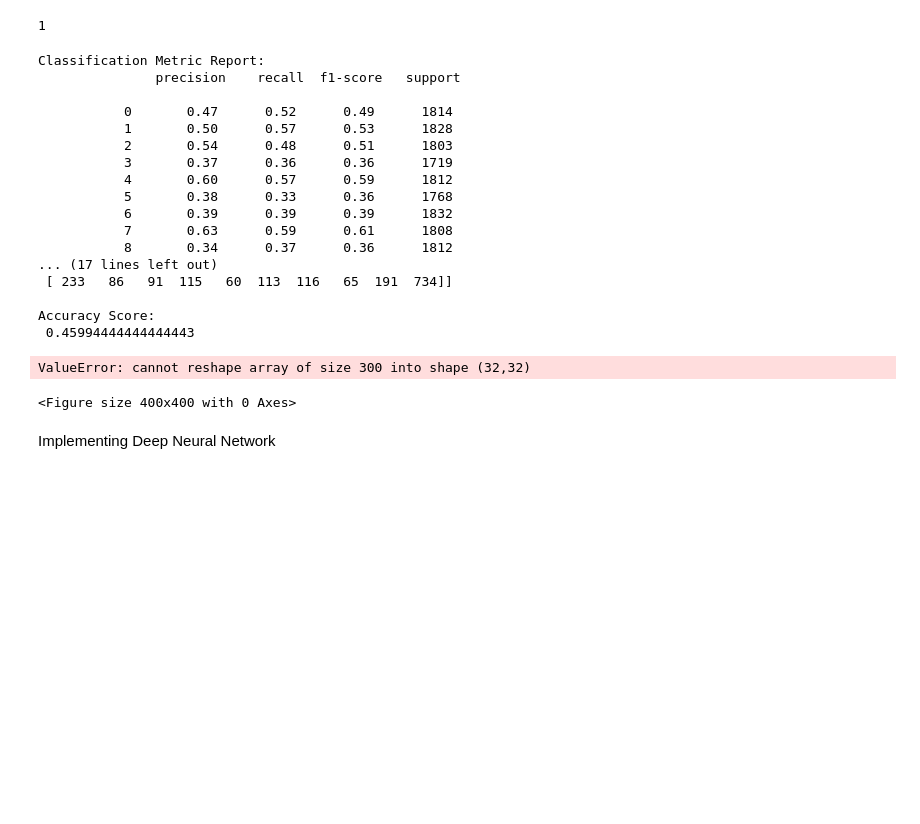
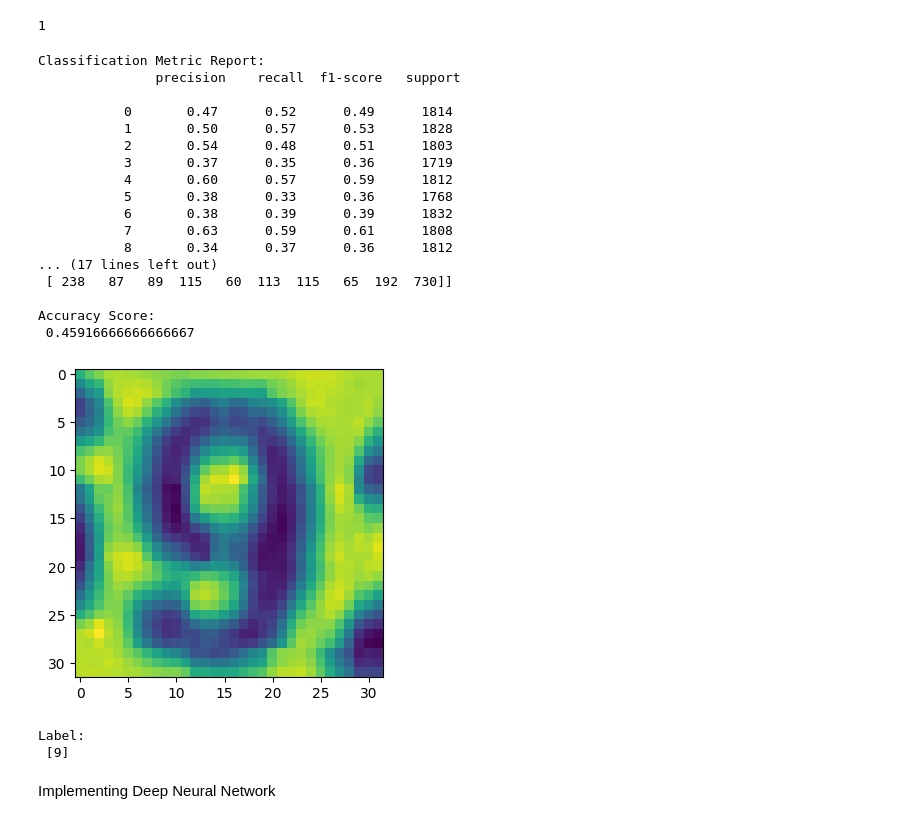
Before and after one commit to ayushipradhan30/AIML-mini-projects, a Jupyter notebook: Neural_Network_and_Deep_Learning.ipynb, the cells around one changed output. Cells and saved outputs as stored; diff of their text form; code cells hidden in the pictures; blank space fills up the shorter version.

```diff
--- a/Neural_Network_and_Deep_Learning.ipynb
+++ b/Neural_Network_and_Deep_Learning.ipynb
@@ -120,8 +116,8 @@ acc_score = []
 
 for i in neighbors:
   knn = KNeighborsClassifier()
-  knn.fit(x_train_pca, y_train)
-  y_pred = knn.predict(x_test_pca)
+  knn.fit(x_train, y_train)
+  y_pred = knn.predict(x_test)
   scores = accuracy_score(y_test, y_pred)
   acc_score.append(scores)
 
@@ -133,8 +129,8 @@ print(optimal_k)
 1
 # %%
 knn = KNeighborsClassifier(n_jobs = -1, n_neighbors=optimal_k)
-knn.fit(x_train_pca, y_train)
-y_pred = knn.predict(x_test_pca)
+knn.fit(x_train, y_train)
+y_pred = knn.predict(x_test)
 
 print('\nClassification Metric Report:\n', classification_report(y_test, y_pred))
 print('\nConfusion Matrix:\n', confusion_matrix(y_test, y_pred))
@@ -146,26 +142,27 @@ Classification Metric Report:
            0       0.47      0.52      0.49      1814
            1       0.50      0.57      0.53      1828
            2       0.54      0.48      0.51      1803
-           3       0.37      0.36      0.36      1719
+           3       0.37      0.35      0.36      1719
            4       0.60      0.57      0.59      1812
            5       0.38      0.33      0.36      1768
-           6       0.39      0.39      0.39      1832
+           6       0.38      0.39      0.39      1832
            7       0.63      0.59      0.61      1808
            8       0.34      0.37      0.36      1812
 ... (17 lines left out)
- [ 233   86   91  115   60  113  116   65  191  734]]
+ [ 238   87   89  115   60  113  115   65  192  730]]
 
 Accuracy Score:
- 0.45994444444444443
+ 0.45916666666666667
 # %%
 plt.figure(figsize = (4,4))
-plt.imshow(x_test_pca[70].reshape(32,32))
+plt.imshow(x_test[70].reshape(32,32))
 plt.show()
-image = x_test_pca[70]
+image = x_test[70]
 print("Label: \n", knn.predict(image.reshape(1, -1)))
 # %% [output]
+[figure, added]
-ValueError: cannot reshape array of size 300 into shape (32,32)
+Label:
+ [9]
-<Figure size 400x400 with 0 Axes>
 # %% [markdown]
 Implementing Deep Neural Network
 # %%
```
Also changed, not shown: parts of 11 cells of this notebook.
